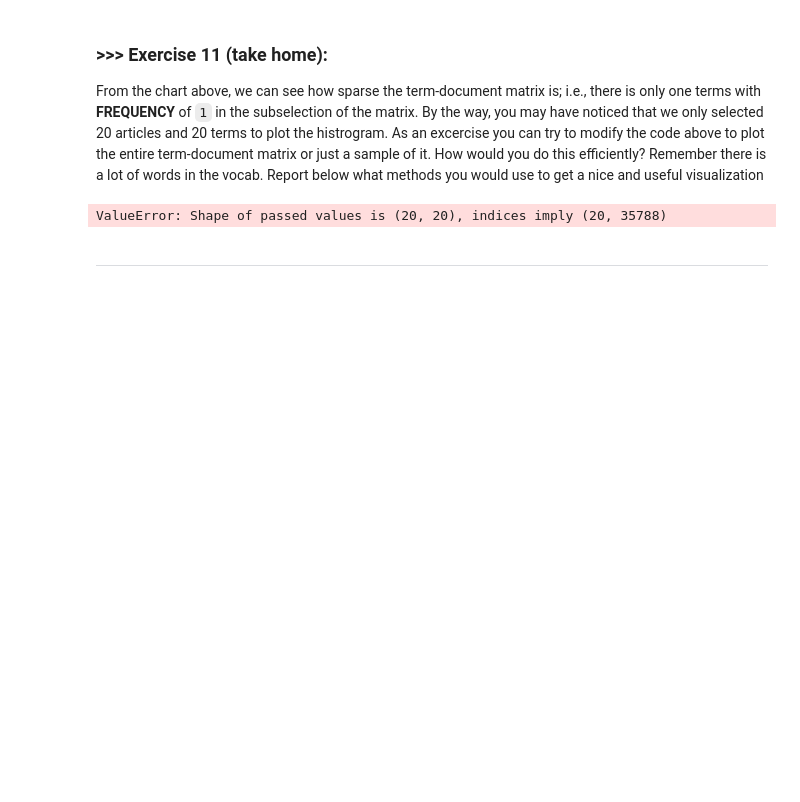
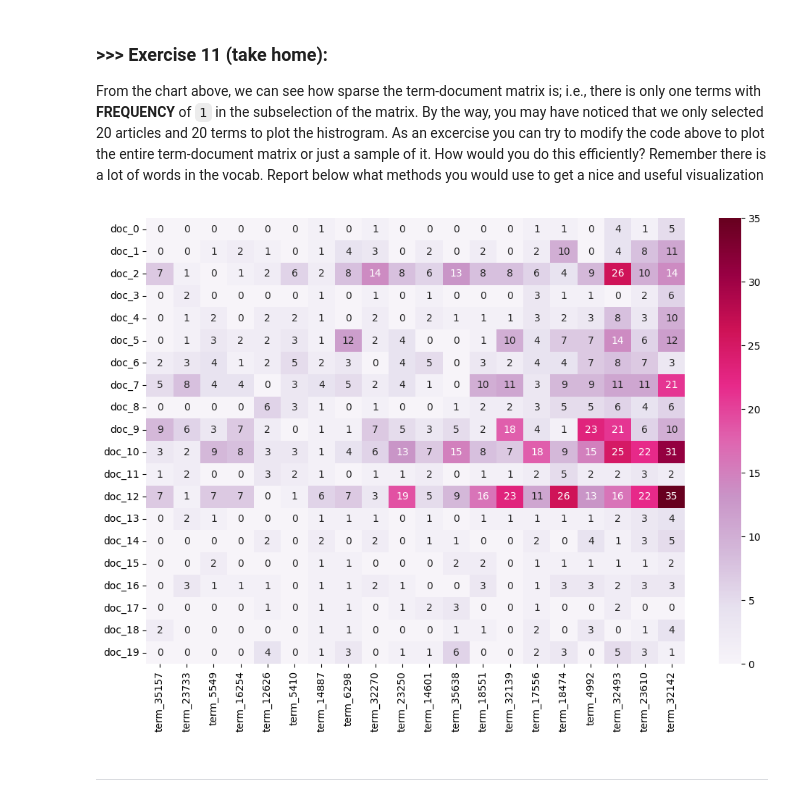
Before and after one commit to attackofthetitan/DM2025-Lab1-Exercise, a Jupyter notebook: DM2025-Lab1-Master.ipynb, the cells around one changed output. Drawn from its saved outputs; the diff is of its cells as text; code cells hidden in the pictures; blank space fills up the shorter version.

```diff
--- a/DM2025-Lab1-Master.ipynb
+++ b/DM2025-Lab1-Master.ipynb
@@ -1140,16 +1140,19 @@ Check out more beautiful color palettes here: https://python-graph-gallery.com/1
 From the chart above, we can see how sparse the term-document matrix is; i.e., there is only one terms with **FREQUENCY** of `1` in the subselection of the matrix. By the way, you may have noticed that we only selected 20 articles and 20 terms to plot the histrogram. As an excercise you can try to modify the code above to plot the entire term-document matrix or just a sample of it. How would you do this efficiently? Remember there is a lot of words in the vocab. Report below what methods you would use to get a nice and useful visualization
 # %%
 # Answer here
-plot_x = ["term_"+str(i) for i in count_vect.get_feature_names_out()]
-plot_y = ["doc_"+ str(i) for i in list(X.index)[0:20]]
-plot_z = X_counts[0:20, 0:20].toarray()
-draw = pd.DataFrame(plot_z, columns = plot_x, index = plot_y)
-plt.subplots(figsize=(9, 7))
-res = sns.heatmap(draw,
-                 cmap="PuRd",
-                 vmin=0, vmax=1, annot=True)
+term_freq = X_counts.sum(axis=0).A1
+top_terms_idx = np.argsort(term_freq)[-20:]  #find 20 most frequent terms
+
+plot_x = ["term_"+str(i) for i in top_terms_idx]
+plot_y = ["doc_"+ str(i) for i in range(20)]
+plot_z = X_counts[0:20, top_terms_idx].toarray()
+
+df_todraw = pd.DataFrame(plot_z, columns=plot_x, index=plot_y)
+plt.figure(figsize=(12, 8))
+sns.heatmap(df_todraw, cmap="PuRd", annot=True)
+plt.show()
 # %% [output]
-ValueError: Shape of passed values is (20, 20), indices imply (20, 35788)
+[figure, added]
 # %% [markdown]
 ---
 # %% [markdown]
```
Also changed, not shown: parts of 10 cells of this notebook.
